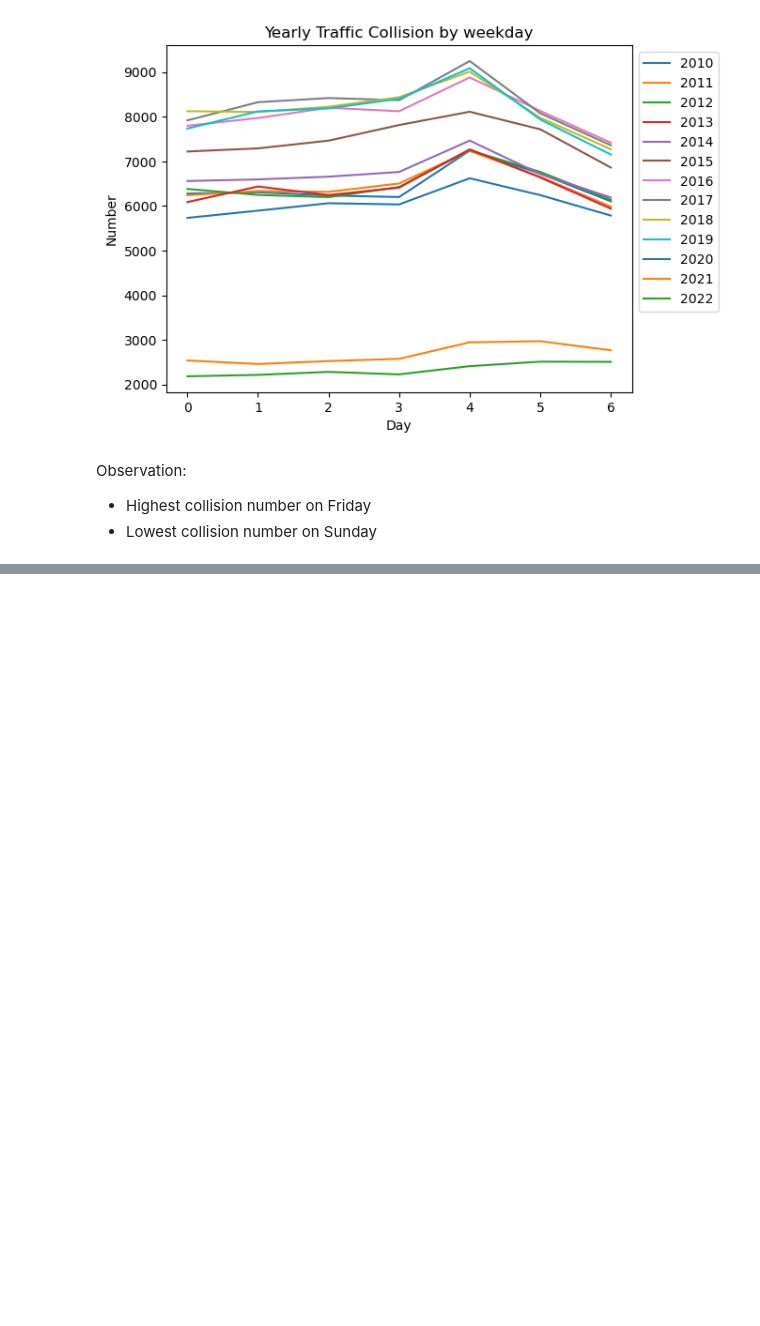
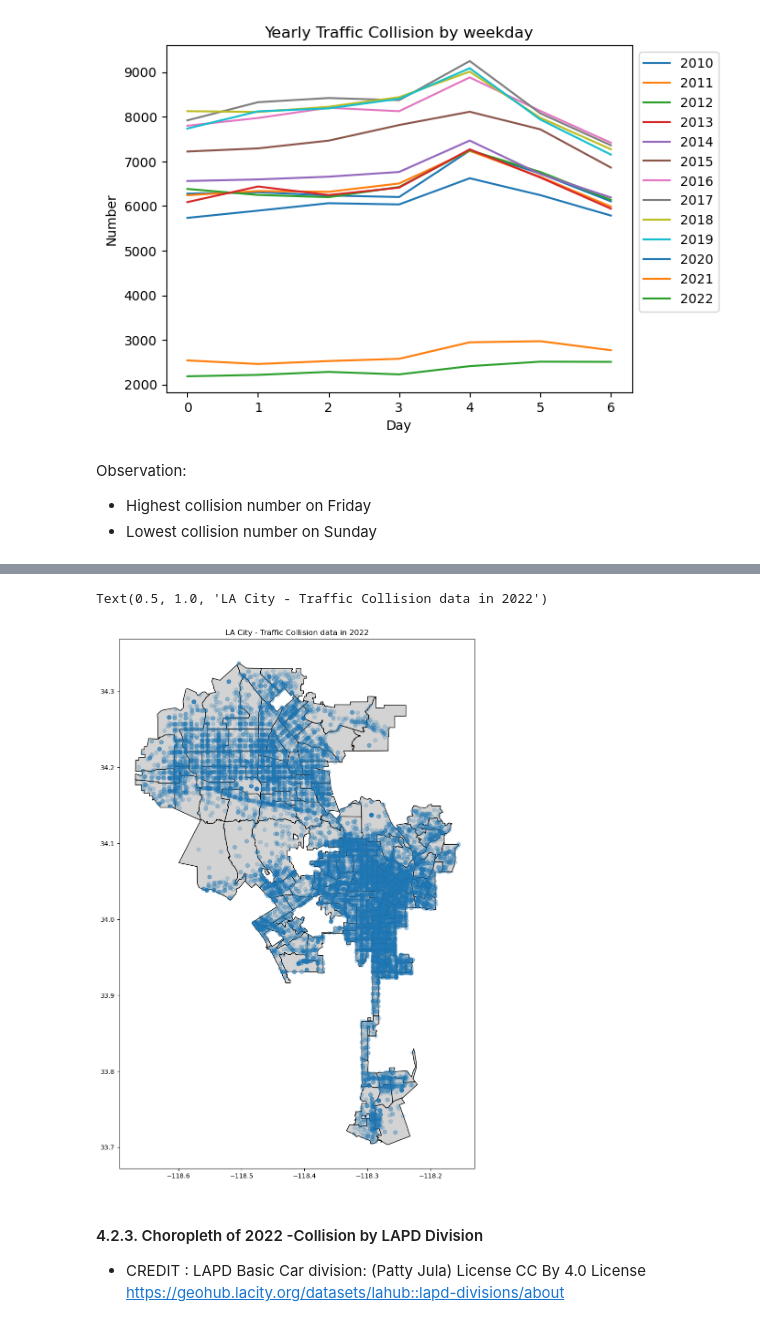
Before and after one commit to OmdenaAI/la-usa-chapter-open-data, a Jupyter notebook: src/visualizations/traffic_collision_report.ipynb, the cells around one changed output, grey strips where cells are left out. Drawn from its saved outputs; the diff is of its cells as text; code cells hidden in the pictures; blank space fills up the shorter version.

```diff
--- a/src/visualizations/traffic_collision_report.ipynb
+++ b/src/visualizations/traffic_collision_report.ipynb
@@ -242,0 +289,5 @@ Observation:
+# %%
+#Remove 'NULL' location >> (0.0)
+location_filter = target_df[(target_df['Longitude'] == "0.0") & (target_df['Latitude'] == "0.0")].index
+target_df.drop(location_filter, inplace = True)
+location_filter.size
@@ -242,0 +302,3 @@ Observation:
+# %%
+target_df_2022 = target_df.loc[target_df.year == 2022]
+target_df_2022.shape
@@ -242,0 +376,20 @@ Observation:
+# %%
+# Add 'geometry' column to our data
+crs = {'init':'EPSG:4326'}
+target_df_2022_geometry = [Point(xy) for xy in zip(target_df_2022['Longitude'], target_df_2022['Latitude'])]
+target_geo_df_2022 = gpd.GeoDataFrame(target_df_2022,
+                          crs = crs,
+                          geometry = target_df_2022_geometry)
+# %%
+# Set the alpha to increase readability
+fig, ax = plt.subplots(figsize = (15,15))
+lapd_basic_car_map.plot(ax=ax, color='lightgrey', edgecolor = 'black')
+target_geo_df_2022.plot(ax=ax, alpha = .2)
+ax.set_title('LA City - Traffic Collision data in 2022')
+# %% [output]
+Text(0.5, 1.0, 'LA City - Traffic Collision data in 2022')
+[figure, added]
+# %% [markdown]
+#### 4.2.3. Choropleth of 2022 -Collision by LAPD Division
+- CREDIT : LAPD Basic Car division: (Patty Jula) License CC By 4.0 License
+https://geohub.lacity.org/datasets/lahub::lapd-divisions/about
```
Also changed, not shown: parts of 38 cells of this notebook.
